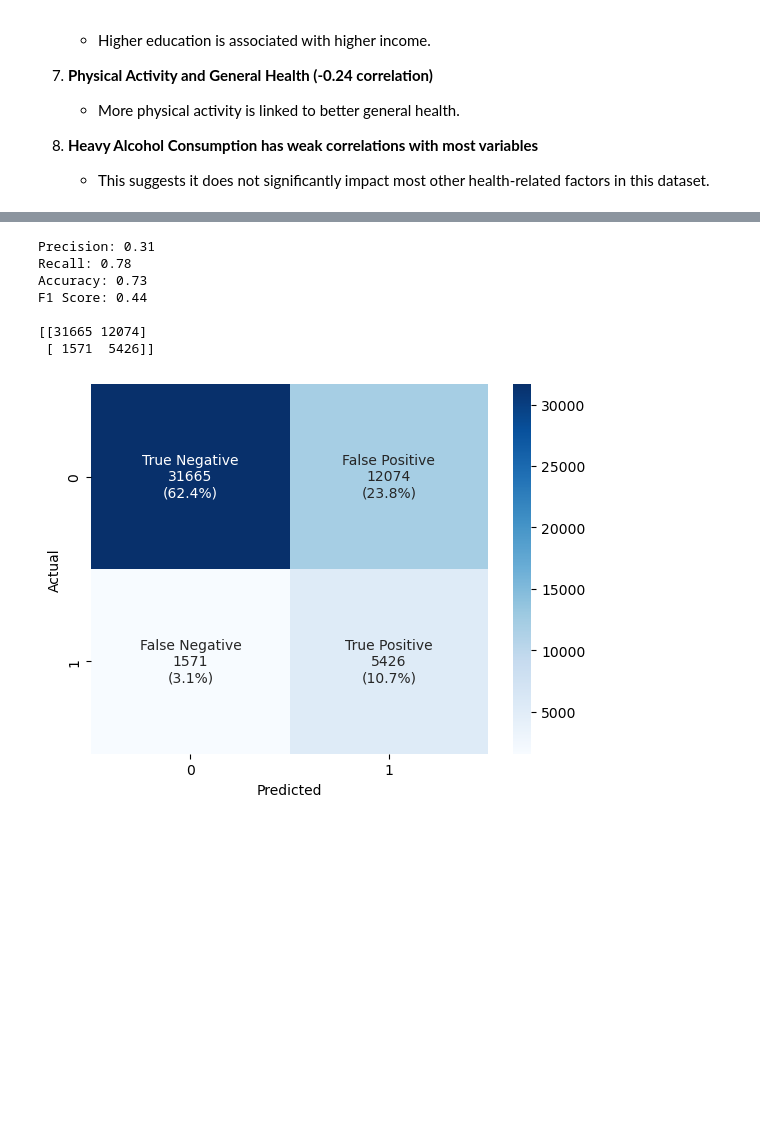
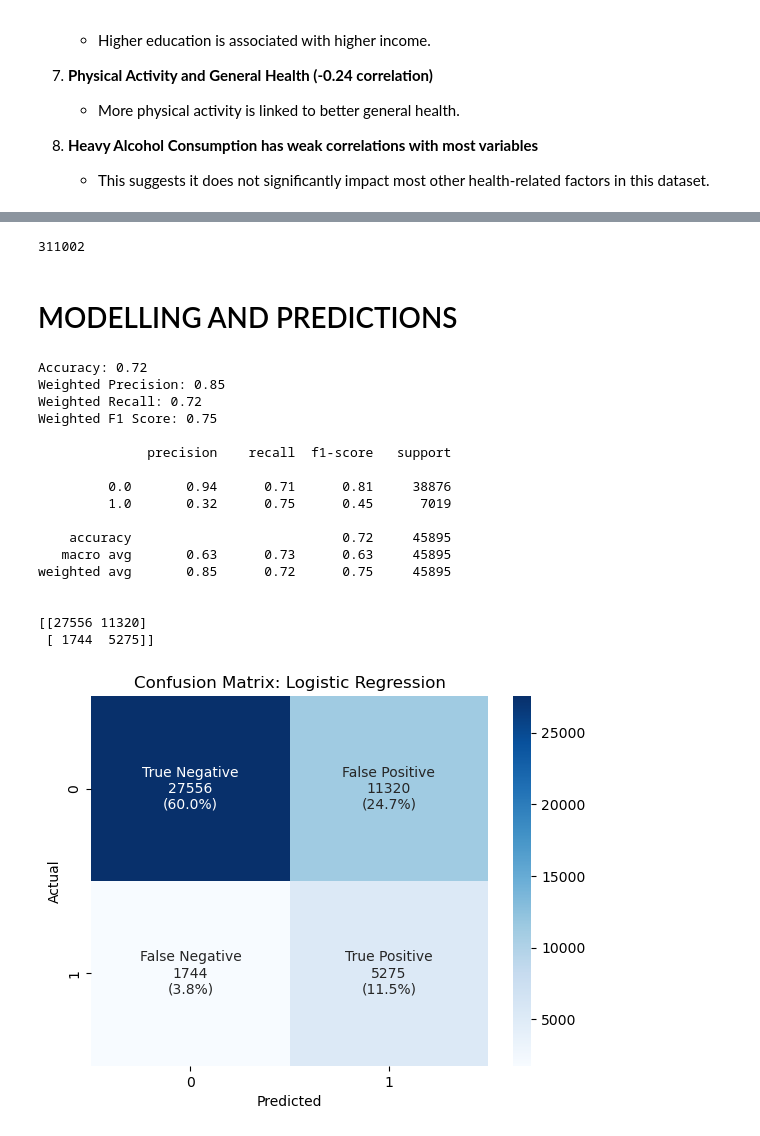
Before and after one commit to Niklauzi/cdc-diabetes-classification, a Jupyter notebook: CDC Diabetes Binary Prediction.ipynb, the cells around one changed output, grey strips where cells are left out. Cells and saved outputs as stored; diff of their text form; code cells hidden in the pictures; blank space fills up the shorter version.

```diff
--- a/CDC Diabetes Binary Prediction.ipynb
+++ b/CDC Diabetes Binary Prediction.ipynb
@@ -219,0 +208,15 @@ y_test = test_df['Diabetes_binary']
+# %%
+# Separating features (X) and target (y) for
+
+X = df.drop("Diabetes_binary",axis=1)
+y = df["Diabetes_binary"]
+# %%
+"""Splitted the dataset to prevent data leakages when carrying out and Scaling"""
+
+# Splitting the data into training and testing datasets
+X_train, X_test, y_train, y_test = train_test_split( X,y, test_size=0.2, stratify=df['Diabetes_binary'], random_state=42 )
+
+# """Splitted the dataset to prevent data leakages when carrying out and Scaling"""
+
+# # Splitting the data into training and testing datasets
+# = train_test_split(df, test_size=0.2, stratify=df['diagnosis'], random_state=42)
@@ -276,7 +273,12 @@ X_train, y_train = X_train_balanced, y_train_balanced
+# %%
+len(X_train_balanced)
+# %% [output]
+311002
+# %% [markdown]
+# MODELLING AND PREDICTIONS
 # %%
-from sklearn.linear_model import LogisticRegression  # For building Logistic Regression models
 
+lr = LogisticRegression( random_state=42)
 
-lr = LogisticRegression()
-lr.fit(X_train, y_train)
+lr.fit(X_train_balanced, y_train_balanced)
 y_pred = lr.predict(X_test)
@@ -331,7 +285,5 @@ def plot_confusion_matrix(y_test, y_pred, model_name="Model"):
 # %%
-
-
-def plot_confusion_matrix(y_test, y_pred):
+def plot_confusion_matrix(y_test, y_pred, model_name="Model"):
     cm = confusion_matrix(y_test, y_pred)
     labels = [["True Negative", "False Positive"],
               ["False Negative", "True Positive"]]
@@ -342,23 +294,39 @@ def plot_confusion_matrix(y_test, y_pred):
                           for row, vals, prow in zip(labels, cm, percent)])
 
     sns.heatmap(cm, annot=annotations, fmt='', cmap='Blues')
+    plt.title(f"Confusion Matrix: {model_name}")
     plt.xlabel('Predicted')
     plt.ylabel('Actual')
     plt.show()
 # %%
-print(f"Precision: {precision_score(y_test, y_pred):.2f}")
-print(f"Recall: {recall_score(y_test, y_pred):.2f}")
+# Evaluation Metrics
+
 print(f"Accuracy: {accuracy_score(y_test, y_pred):.2f}")
-print(f"F1 Score: {f1_score(y_test, y_pred):.2f}")
+print(f"Weighted Precision: {precision_score(y_test, y_pred, average='weighted'):.2f}")
+print(f"Weighted Recall: {recall_score(y_test, y_pred, average='weighted'):.2f}")
+print(f"Weighted F1 Score: {f1_score(y_test, y_pred, average='weighted'):.2f}")
+print()
+print(classification_report(y_test, y_pred))
+
 print()
 print(confusion_matrix(y_test, y_pred))
-plot_confusion_matrix(y_test, y_pred)
+plot_confusion_matrix(y_test, y_pred, "Logistic Regression")
 # %% [output]
-Precision: 0.31
-Recall: 0.78
-Accuracy: 0.73
-F1 Score: 0.44
+Accuracy: 0.72
+Weighted Precision: 0.85
+Weighted Recall: 0.72
+Weighted F1 Score: 0.75
 
-[[31665 12074]
- [ 1571  5426]]
+              precision    recall  f1-score   support
+
+         0.0       0.94      0.71      0.81     38876
+         1.0       0.32      0.75      0.45      7019
+
+    accuracy                           0.72     45895
+   macro avg       0.63      0.73      0.63     45895
+weighted avg       0.85      0.72      0.75     45895
+
+
+[[27556 11320]
+ [ 1744  5275]]
-[figure, old version]
+[figure, new version]
```
Also changed, not shown: parts of 42 cells of this notebook, 1 other file.
